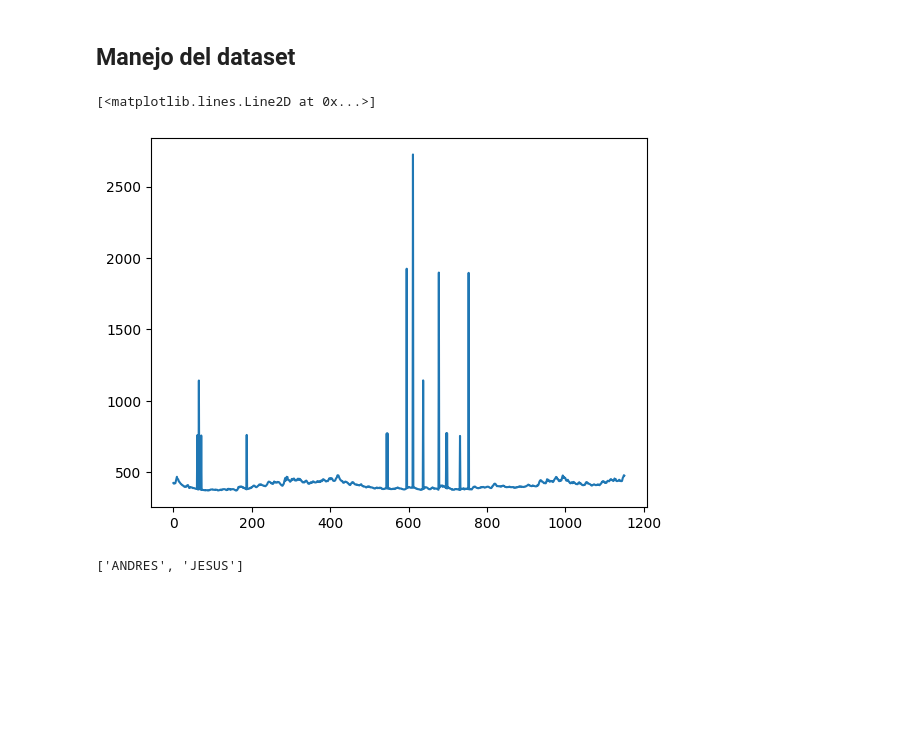
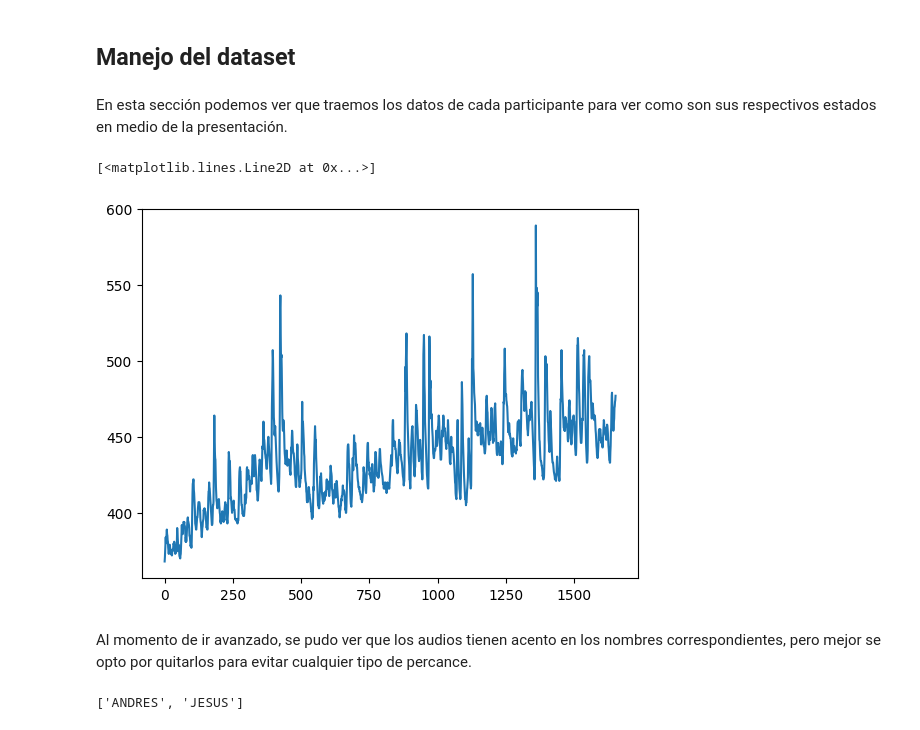
Before and after one commit to Ariana1998/cdsiPractica4, a Jupyter notebook: Notebook.ipynb, the cells around one changed output. Saved outputs shown, nothing was run; the diff lists cells and outputs as text; code cells hidden in the pictures; blank space fills up the shorter version.

```diff
--- a/Notebook.ipynb
+++ b/Notebook.ipynb
@@ -22,6 +22,8 @@ import matplotlib.pyplot as plt
 import re
 # %% [markdown]
 ## Manejo del dataset
+# %% [markdown]
+En esta secci&oacute;n podemos ver que traemos los datos de cada participante para ver como son sus respectivos estados en medio de la presentaci&oacute;n.
 # %%
 path = './Fisiologico/'
 list_dir = os.listdir(path=path)
@@ -32,12 +34,14 @@ for dir in list_dir:
     file = dir.upper()
     fisiological_data[file] = pd.read_csv(path + dir +"/"+ file + ".txt", header=None, names=["RR"])
 # %%
-fisiological_data["SCARLETT"]
+fisiological_data["ARIANA"]
 
-plt.plot(fisiological_data["SCARLETT"])
+plt.plot(fisiological_data["ARIANA"])
 # %% [output]
 [<matplotlib.lines.Line2D at 0x...>]
-[figure, old version]
+[figure, new version]
+# %% [markdown]
+Al momento de ir avanzado, se pudo ver que los audios tienen acento en los nombres correspondientes, pero mejor se opto por quitarlos para evitar cualquier tipo de percance.
 # %%
 def quitar_acentos(palabra):
     palabra_normalizada = unicodedata.normalize('NFD', palabra)
```
Also changed, not shown: parts of 2 cells of this notebook, 7 other files.
